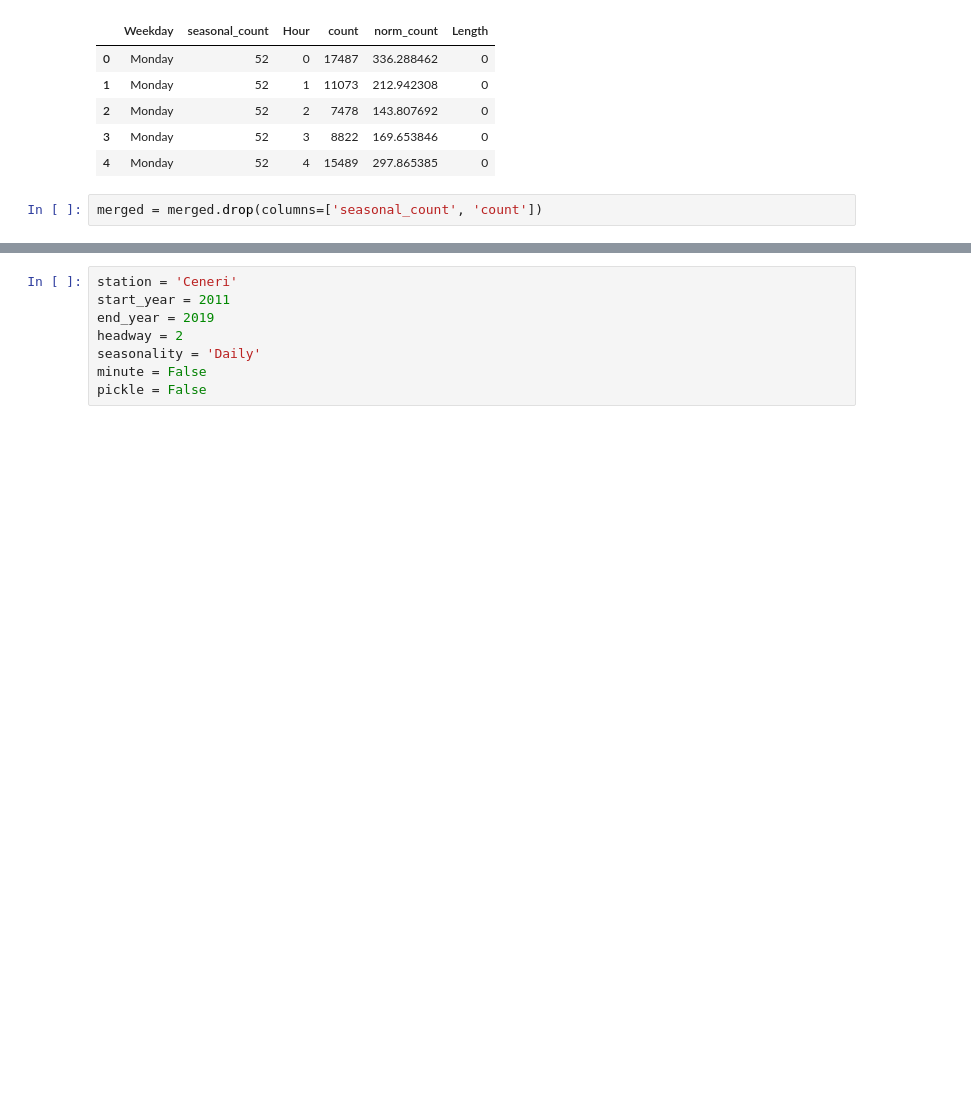
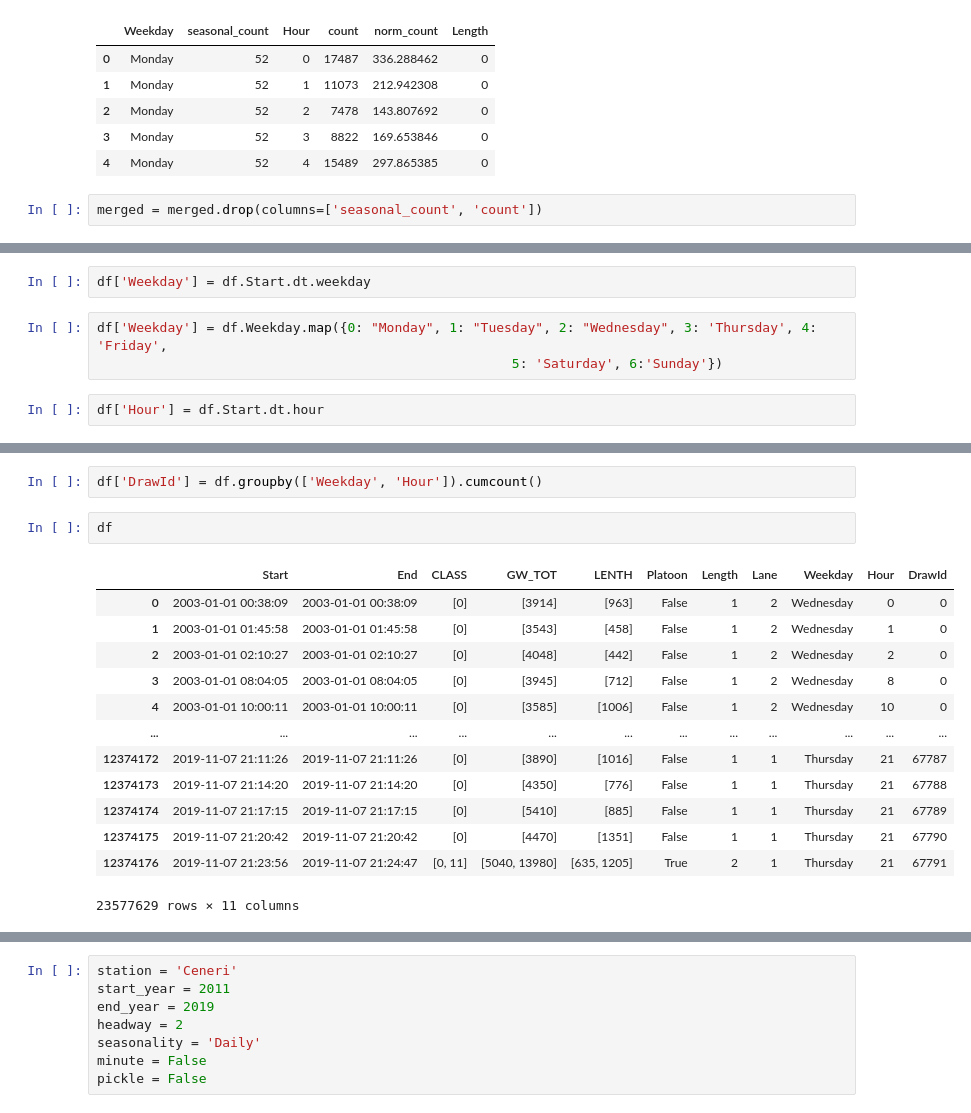
Before and after one commit to isdabelle/DigitalTwinBridges, a Jupyter notebook: Poisson Simulation.ipynb, the cells around one changed output, grey strips where cells are left out. Cells and saved outputs as stored; diff of their text form; blank space fills up the shorter version.

```diff
--- a/Poisson Simulation.ipynb
+++ b/Poisson Simulation.ipynb
@@ -253,0 +297,7 @@ merged[merged.Length == '+1'].Prob.count()
+# %%
+df['Weekday'] = df.Start.dt.weekday
+# %%
+df['Weekday'] = df.Weekday.map({0: "Monday", 1: "Tuesday", 2: "Wednesday", 3: 'Thursday', 4: 'Friday',
+                                                     5: 'Saturday', 6:'Sunday'})
+# %%
+df['Hour'] = df.Start.dt.hour
@@ -253,0 +451,18 @@ merged[merged.Length == '+1'].Prob.count()
+# %%
+df['DrawId'] = df.groupby(['Weekday', 'Hour']).cumcount()
+# %%
+df
+# %% [output]
+|  | Start | End | CLASS | GW_TOT | LENTH | Platoon | Length | Lane | Weekday | Hour | DrawId |
+| 0 | 2003-01-01 00:38:09 | 2003-01-01 00:38:09 | [0] | [3914] | [963] | False | 1 | 2 | Wednesday | 0 | 0 |
+| 1 | 2003-01-01 01:45:58 | 2003-01-01 01:45:58 | [0] | [3543] | [458] | False | 1 | 2 | Wednesday | 1 | 0 |
+| 2 | 2003-01-01 02:10:27 | 2003-01-01 02:10:27 | [0] | [4048] | [442] | False | 1 | 2 | Wednesday | 2 | 0 |
+| 3 | 2003-01-01 08:04:05 | 2003-01-01 08:04:05 | [0] | [3945] | [712] | False | 1 | 2 | Wednesday | 8 | 0 |
+| 4 | 2003-01-01 10:00:11 | 2003-01-01 10:00:11 | [0] | [3585] | [1006] | False | 1 | 2 | Wednesday | 10 | 0 |
+| ... | ... | ... | ... | ... | ... | ... | ... | ... | ... | ... | ... |
+| 12374172 | 2019-11-07 21:11:26 | 2019-11-07 21:11:26 | [0] | [3890] | [1016] | False | 1 | 1 | Thursday | 21 | 67787 |
+| 12374173 | 2019-11-07 21:14:20 | 2019-11-07 21:14:20 | [0] | [4350] | [776] | False | 1 | 1 | Thursday | 21 | 67788 |
+| 12374174 | 2019-11-07 21:17:15 | 2019-11-07 21:17:15 | [0] | [5410] | [885] | False | 1 | 1 | Thursday | 21 | 67789 |
+| 12374175 | 2019-11-07 21:20:42 | 2019-11-07 21:20:42 | [0] | [4470] | [1351] | False | 1 | 1 | Thursday | 21 | 67790 |
+| 12374176 | 2019-11-07 21:23:56 | 2019-11-07 21:24:47 | [0, 11] | [5040, 13980] | [635, 1205] | True | 2 | 1 | Thursday | 21 | 67791 |
+23577629 rows × 11 columns
```
Also changed, not shown: parts of 41 cells of this notebook, 1 other file.
